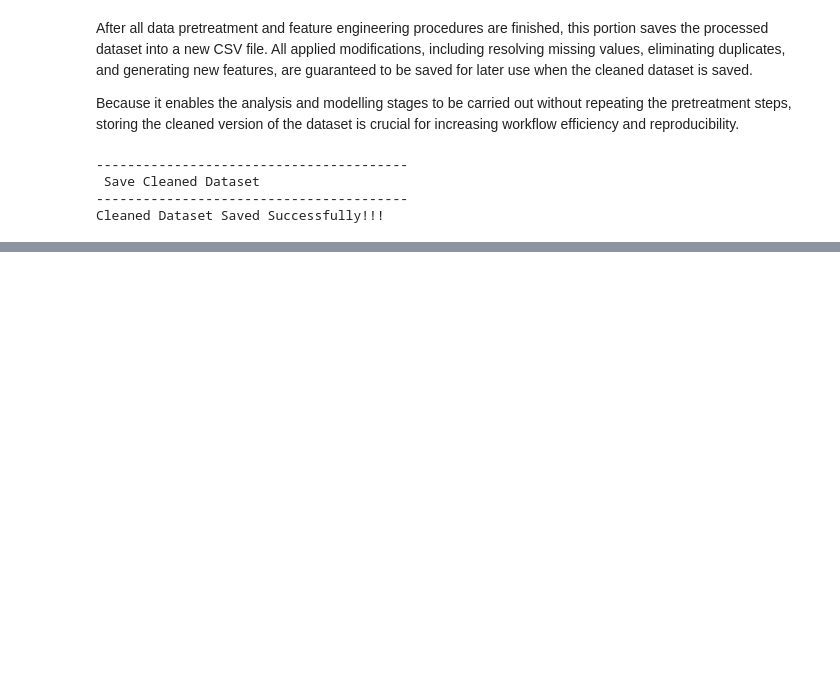
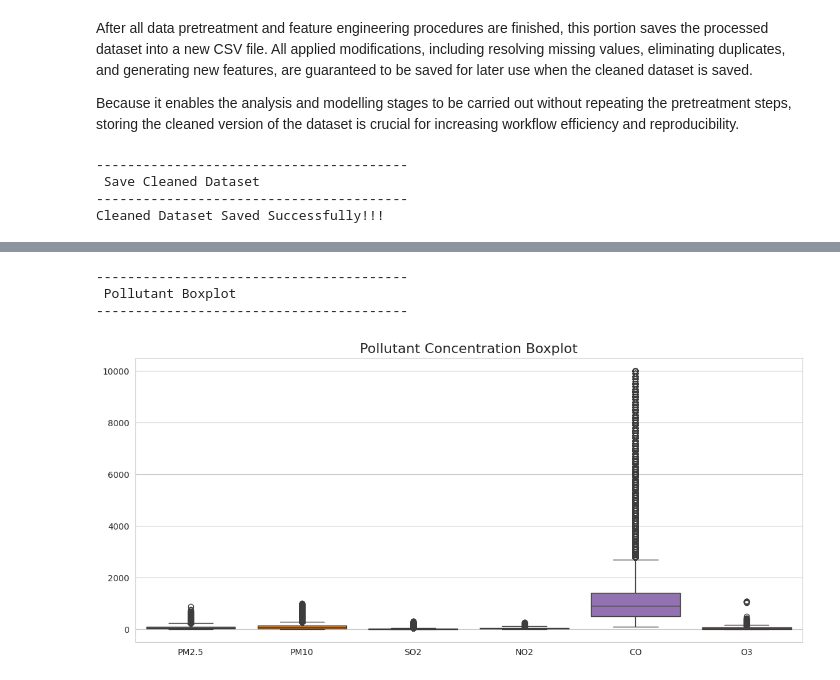
Before and after one commit to SI-GRush34/beijing-air-quality-project, a Jupyter notebook: Beijing-Air-Quality-Project.ipynb, the cells around one changed output, grey strips where cells are left out. Drawn from its saved outputs; the diff is of its cells as text; code cells hidden in the pictures; blank space fills up the shorter version.

```diff
--- a/Beijing-Air-Quality-Project.ipynb
+++ b/Beijing-Air-Quality-Project.ipynb
@@ -1160,0 +1284,19 @@ Cleaned Dataset Saved Successfully!!!
+# %%
+print("-" * 40)
+print(" Pollutant Boxplot ")
+print("-" * 40)
+
+pollutants = ['PM2.5', 'PM10', 'SO2', 'NO2', 'CO', 'O3']
+
+plt.figure(figsize=(14,6))
+
+sns.boxplot(data=df[pollutants])
+
+plt.title("Pollutant Concentration Boxplot")
+
+plt.show()
+# %% [output]
+----------------------------------------
+ Pollutant Boxplot
+----------------------------------------
+[figure, added]
```
Also changed, not shown: parts of 72 cells of this notebook.
